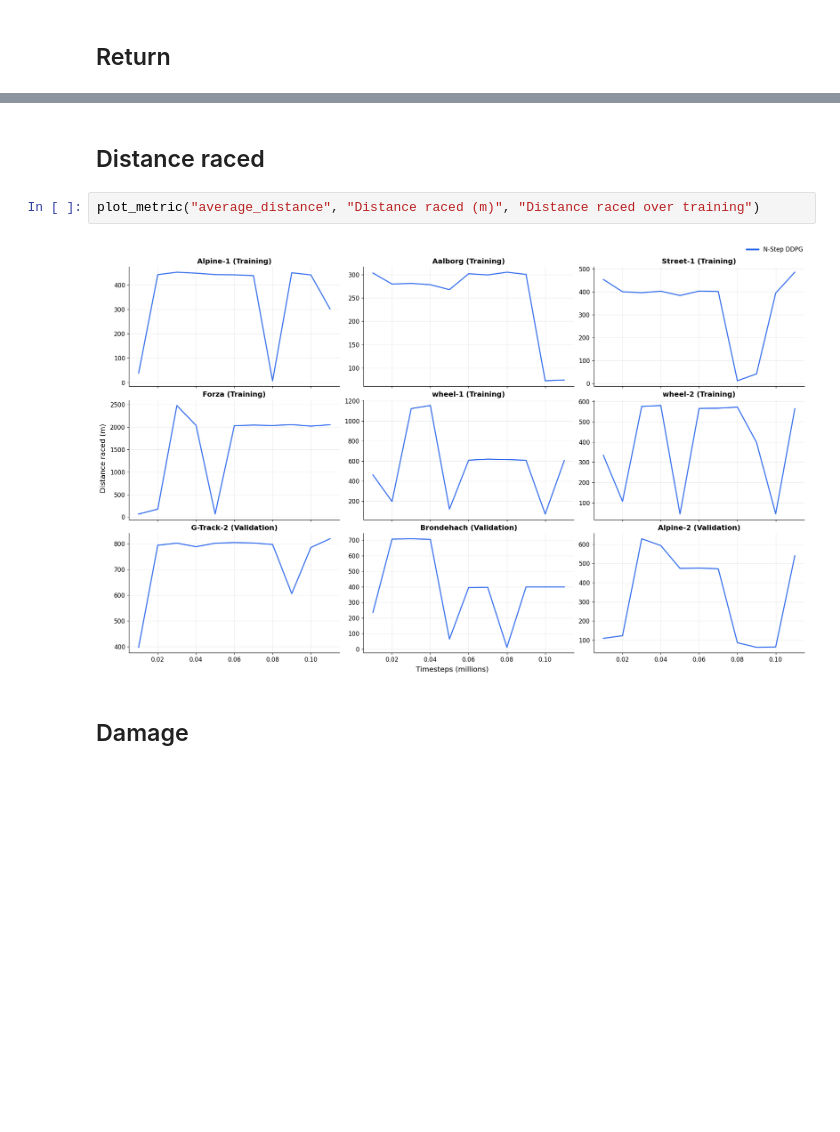
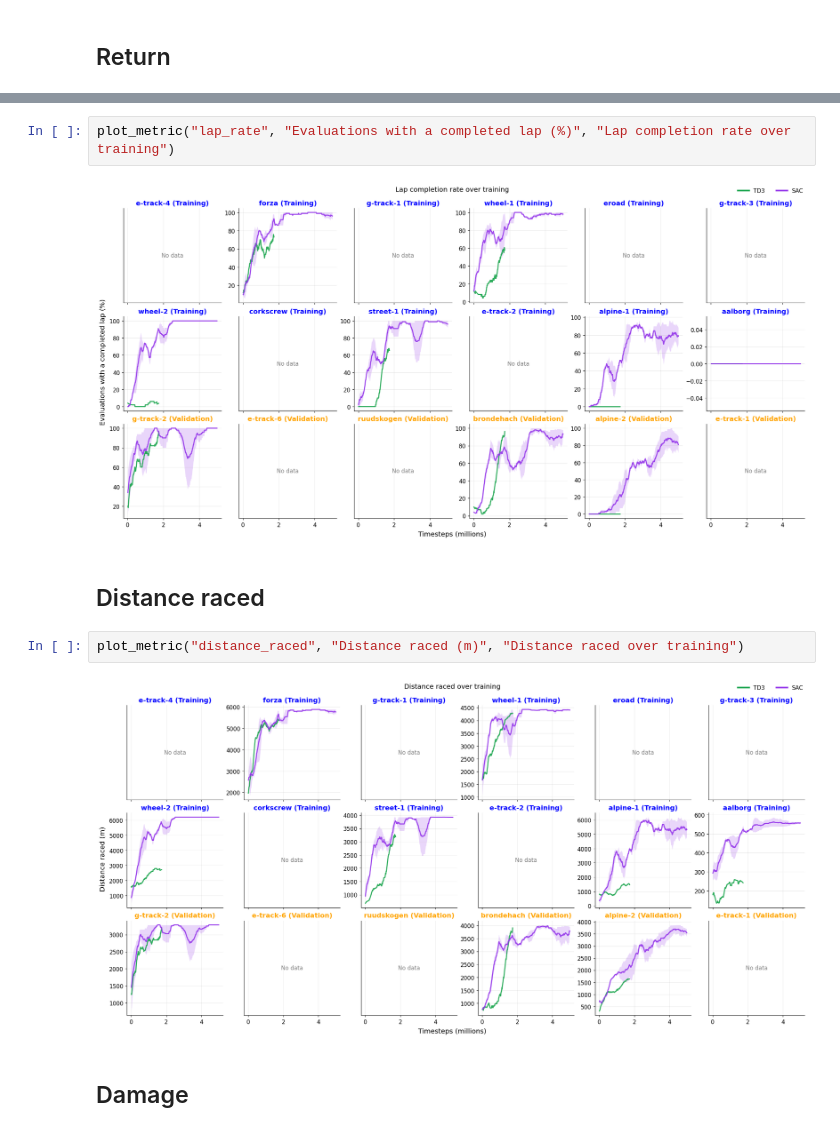
Before and after one commit to raphaelsenn/torcsrl, a Jupyter notebook: plots.ipynb, the cells around one changed output, grey strips where cells are left out. Cells and saved outputs as stored; diff of their text form; blank space fills up the shorter version.

```diff
--- a/plots.ipynb
+++ b/plots.ipynb
@@ -150,9 +148,13 @@ plot_metric("average_return", "Average return", "Return over training")
+# %%
+plot_metric("lap_rate", "Evaluations with a completed lap (%)", "Lap completion rate over training")
+# %% [output]
+[figure, added]
 # %% [markdown]
 ## Distance raced
 # %%
-plot_metric("average_distance", "Distance raced (m)", "Distance raced over training")
+plot_metric("distance_raced", "Distance raced (m)", "Distance raced over training")
 # %% [output]
-[figure, old version]
+[figure, new version]
 # %% [markdown]
 ## Damage
 # %%
```
Also changed, not shown: parts of 8 cells of this notebook, 3 other files.
